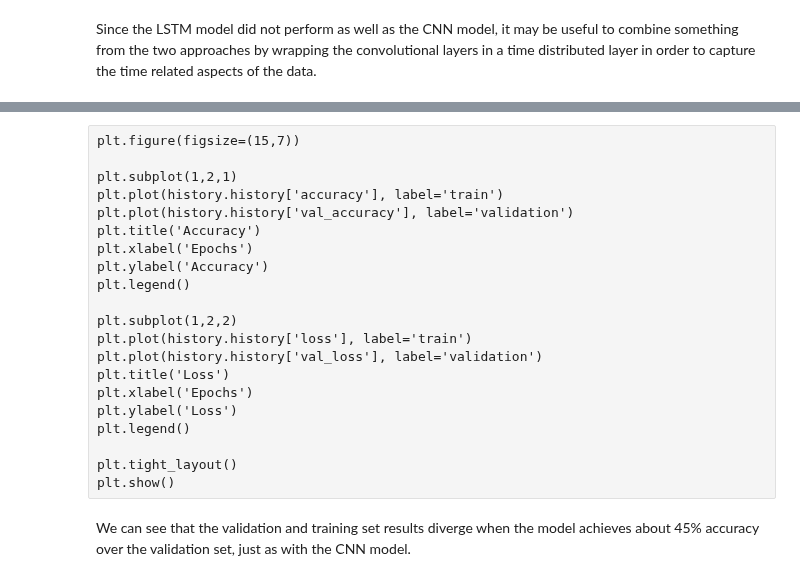
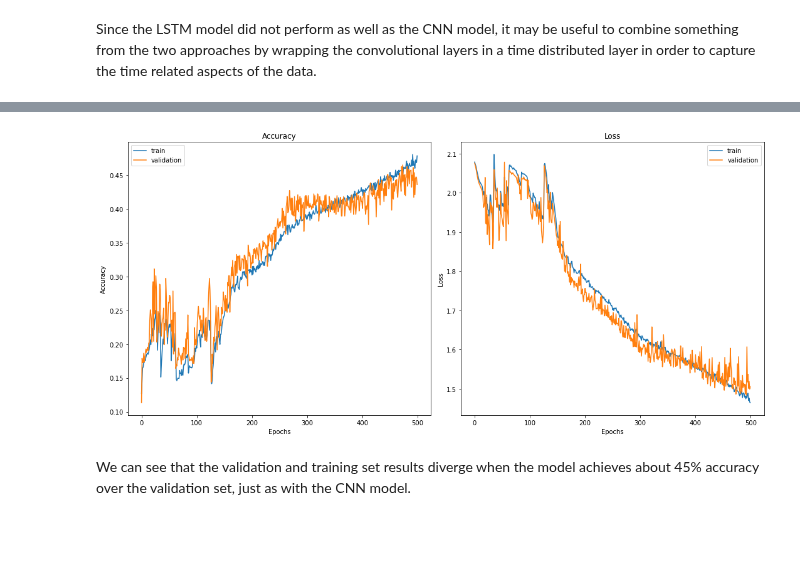
Before and after one commit to morganfry/springboard, a Jupyter notebook: Capstone Project 2/Extended_Model_Time_Dist_CNN.ipynb, the cells around one changed output, grey strips where cells are left out. Drawn from its saved outputs; the diff is of its cells as text; code cells hidden in the pictures; blank space fills up the shorter version.

```diff
--- a/Capstone Project 2/Extended_Model_Time_Dist_CNN.ipynb
+++ b/Capstone Project 2/Extended_Model_Time_Dist_CNN.ipynb
@@ -148,26 +31,27 @@ X_train.shape
+# %%
+X_train, X_val, X_test, y_train, y_val, y_test, y_labels = utils.load_mfcc()
 # %%
-keras.backend.clear_session()
+tf.keras.backend.clear_session()
 
-#define CNN-LSTM
 model = models.Sequential()
 
 model.add(layers.Reshape((968,24,1),input_shape=(X_train.shape[1],)))
-model.add(layers.TimeDistributed(layers.Conv1D(64, 3, activation='relu')))
+model.add(layers.TimeDistributed(layers.Conv1D(32, 3, activation='relu')))
 model.add(layers.TimeDistributed(layers.MaxPooling1D(2)))
-model.add(layers.TimeDistributed(layers.Conv1D(128, 3, activation='relu')))
+model.add(layers.TimeDistributed(layers.Conv1D(32, 3, activation='relu')))
 
-model.add(layers.TimeDistributed(layers.Conv1D(128, 3, activation='relu')))
+model.add(layers.TimeDistributed(layers.Conv1D(32, 3, activation='relu')))
 model.add(layers.TimeDistributed(layers.MaxPooling1D(2)))
 model.add(layers.TimeDistributed(layers.Flatten()))
 
-model.add(layers.LSTM(units=64, dropout=0.2, return_sequences=False))
+model.add(layers.LSTM(units=32, dropout=0.2, return_sequences=False))
 model.add(layers.Flatten())
-model.add(layers.Dense(128, activation='relu'))
+model.add(layers.Dense(32, activation='relu'))
 model.add(layers.Dropout(.2))
 model.add(layers.Dense(8, activation='softmax'))
 
 loss=tf.keras.losses.SparseCategoricalCrossentropy()
-optimizer = tf.keras.optimizers.SGD(learning_rate=0.005, momentum=0.001, nesterov=True)
+optimizer = tf.keras.optimizers.SGD(learning_rate=0.005, momentum=0.0, nesterov=True)
 #optimizer = tf.keras.optimizers.Adam(learning_rate=0.00001, beta_1=0.9, beta_2=0.999, epsilon=1e-07, amsgrad=True)
 model.compile(optimizer=optimizer,
               loss=loss,
@@ -193,11 +77,18 @@ Non-trainable params: 0
 _________________________________________________________________
 # %%
 %%time
+
+early_stop = tf.keras.callbacks.EarlyStopping(monitor='val_accuracy',
+                                              min_delta=0.0001,
+                                              patience=150,
+                                              restore_best_weights=True)
+
 with tf.device('/GPU:0'):
     history=model.fit(X_train,
               y_train,
               epochs=500,
               batch_size=16,
+              callbacks=[early_stop],
               validation_data=(X_val, y_val))
 # %% [output]
 Epoch 1/500
@@ -220,24 +111,26 @@ Wall time: 5h 50min 16s
-# %% [raw]
-plt.figure(figsize=(15,7))
-
-plt.subplot(1,2,1)
-plt.plot(history.history['accuracy'], label='train')
-plt.plot(history.history['val_accuracy'], label='validation')
-plt.title('Accuracy')
-plt.xlabel('Epochs')
-plt.ylabel('Accuracy')
-plt.legend()
-
-plt.subplot(1,2,2)
-plt.plot(history.history['loss'], label='train')
-plt.plot(history.history['val_loss'], label='validation')
-plt.title('Loss')
-plt.xlabel('Epochs')
-plt.ylabel('Loss')
-plt.legend()
-
-plt.tight_layout()
-plt.show()
+# %%
+plt.figure(figsize=(15,7))
+
+plt.subplot(1,2,1)
+plt.plot(history.history['accuracy'], label='train')
+plt.plot(history.history['val_accuracy'], label='validation')
+plt.title('Accuracy')
+plt.xlabel('Epochs')
+plt.ylabel('Accuracy')
+plt.legend()
+
+plt.subplot(1,2,2)
+plt.plot(history.history['loss'], label='train')
+plt.plot(history.history['val_loss'], label='validation')
+plt.title('Loss')
+plt.xlabel('Epochs')
+plt.ylabel('Loss')
+plt.legend()
+
+plt.tight_layout()
+plt.show()
+# %% [output]
+[figure, added]
 # %% [markdown]
 We can see that the validation and training set results diverge when the model achieves about 45% accuracy over the validation set, just as with the CNN model.
 # %%
```
Also changed, not shown: parts of 28 cells of this notebook, 3 other files.
